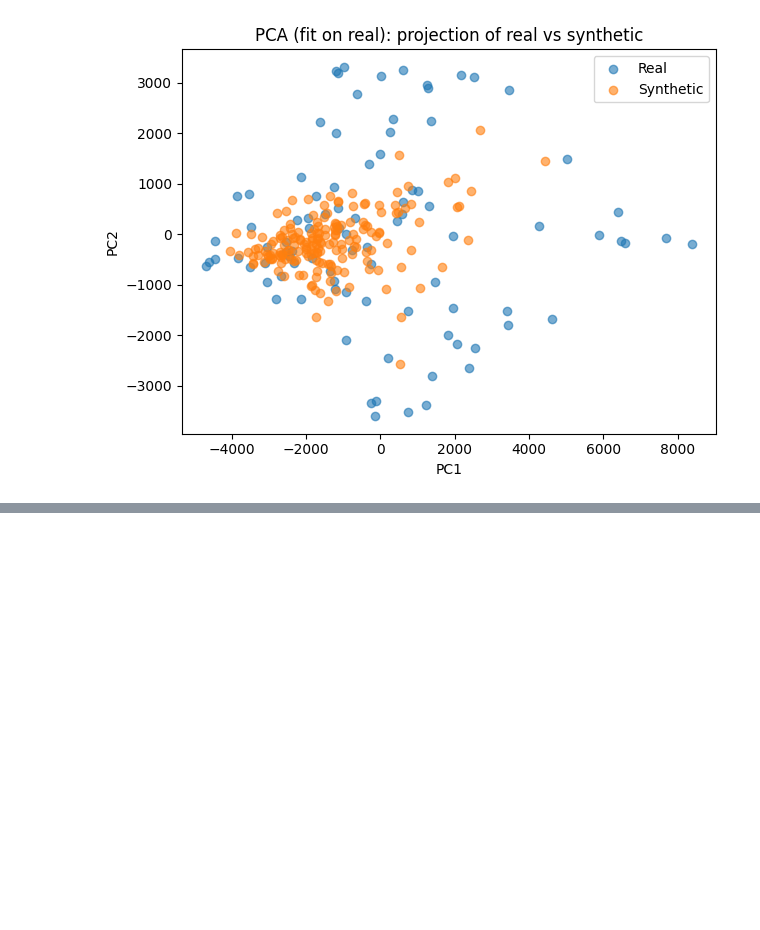
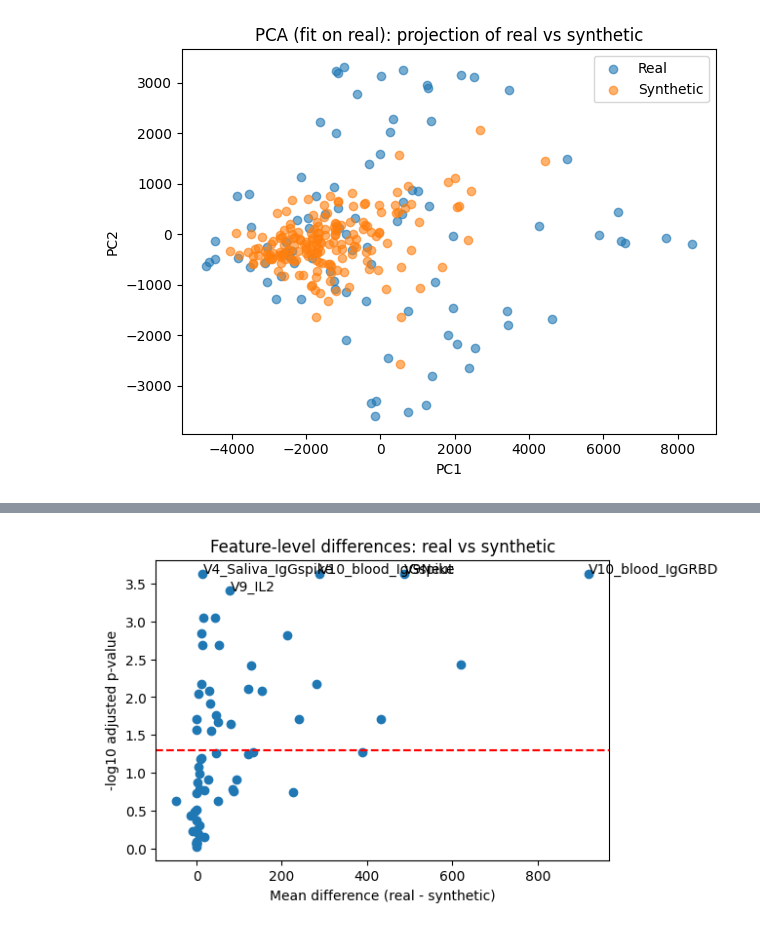
Before and after one commit to TonyTran03/cvae-longitudinal-immunology, a Jupyter notebook: notebooks/ablation_cvae copy.ipynb, the cells around one changed output, grey strips where cells are left out. Drawn from its saved outputs; the diff is of its cells as text; code cells hidden in the pictures; blank space fills up the shorter version.

```diff
--- a/notebooks/ablation_cvae copy.ipynb
+++ b/notebooks/ablation_cvae copy.ipynb
@@ -560,0 +646,4 @@ KeyError: "None of [Index([44, 38, 21, 13, 88, 26, 87, 55, 72, 54, 63, 41, 67, 5
+# %%
+df_tests = df_tests.sort_values("t_p")
+
+display(df_tests.head(10))
@@ -560,0 +674,9 @@ KeyError: "None of [Index([44, 38, 21, 13, 88, 26, 87, 55, 72, 54, 63, 41, 67, 5
+# %%
+from statsmodels.stats.multitest import multipletests
+
+reject, p_adj, _, _ = multipletests(df_tests["t_p"], method="fdr_bh")
+
+df_tests["p_adj"] = p_adj
+df_tests["reject_H0"] = reject
+
+display((df_tests[df_tests["p_adj"] < 0.05]).head(5))
@@ -560,0 +690,16 @@ KeyError: "None of [Index([44, 38, 21, 13, 88, 26, 87, 55, 72, 54, 63, 41, 67, 5
+# %%
+import matplotlib.pyplot as plt
+
+diff = df_tests["real_mean"] - df_tests["syn_mean"]
+
+plt.figure(figsize=(6,4))
+plt.scatter(diff, -np.log10(df_tests["p_adj"]))
+plt.xlabel("Mean difference (real - synthetic)")
+plt.ylabel("-log10 adjusted p-value")
+plt.axhline(-np.log10(0.05), linestyle="--", color="red")
+plt.title("Feature-level differences: real vs synthetic")
+for i in df_tests.nsmallest(5, "p_adj").index:
+    plt.text(diff[i], -np.log10(df_tests["p_adj"][i]), df_tests["feature_name"][i])
+plt.show()
+# %% [output]
+[figure, added]
```
Also changed, not shown: parts of 15 cells of this notebook, 6 other files.
